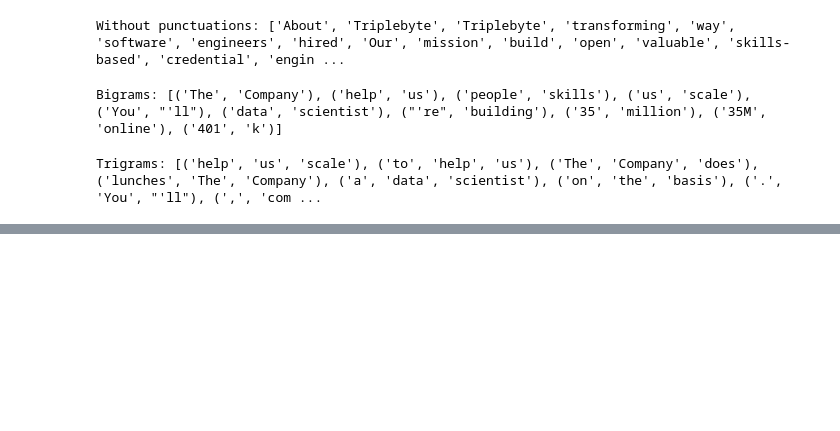
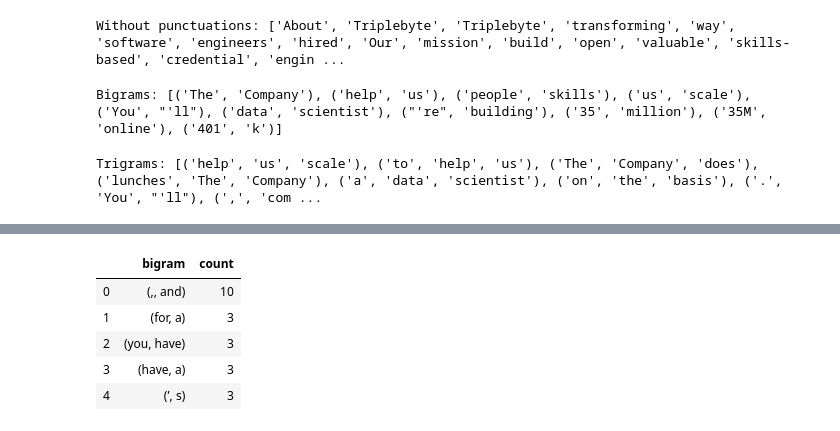
Before and after one commit to Galdina/OneDayProjects, a Jupyter notebook: JobParser/JobParser.ipynb, the cells around one changed output, grey strips where cells are left out. Cells and saved outputs as stored; diff of their text form; code cells hidden in the pictures; blank space fills up the shorter version.

```diff
--- a/JobParser/JobParser.ipynb
+++ b/JobParser/JobParser.ipynb
@@ -137,3 +144,11 @@ trigram_collocation = TrigramCollocationFinder.from_words(text)
 print("Trigrams:", trigram_collocation.nbest(TrigramAssocMeasures.likelihood_ratio, 10))
 # %% [output]
 Trigrams: [('help', 'us', 'scale'), ('to', 'help', 'us'), ('The', 'Company', 'does'), ('lunches', 'The', 'Company'), ('a', 'data', 'scientist'), ('on', 'the', 'basis'), ('.', 'You', "'ll"), (',', 'com ...
+# %%
+import os
+
+path =  "data"
+os.chdir(path)
+
+with open('job_description.txt') as f:
+    data = f.read()
@@ -139,0 +269,15 @@ Trigrams: [('help', 'us', 'scale'), ('to', 'help', 'us'), ('The', 'Company', 'do
+# %%
+bgs = nltk.bigrams(tokens)
+
+fdist2 = nltk.FreqDist(bgs) # selecting bigrams from tokens
+bgs_100 = fdist2.most_common(100) # top-100 bigrams
+bgs_df = pd.DataFrame(bgs_100, columns = ('bigram','count'))
+
+bgs_df.head()
+# %% [output]
+|  | bigram | count |
+| 0 | (,, and) | 10 |
+| 1 | (for, a) | 3 |
+| 2 | (you, have) | 3 |
+| 3 | (have, a) | 3 |
+| 4 | (’, s) | 3 |
```
Also changed, not shown: parts of 12 cells of this notebook, 1 other file.
